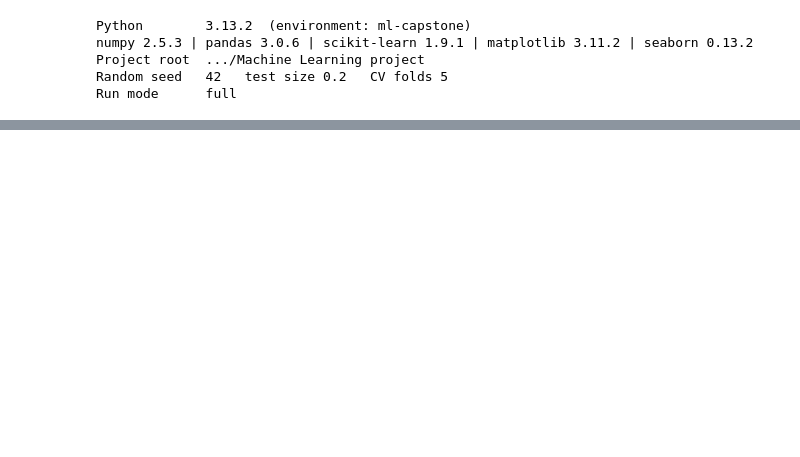
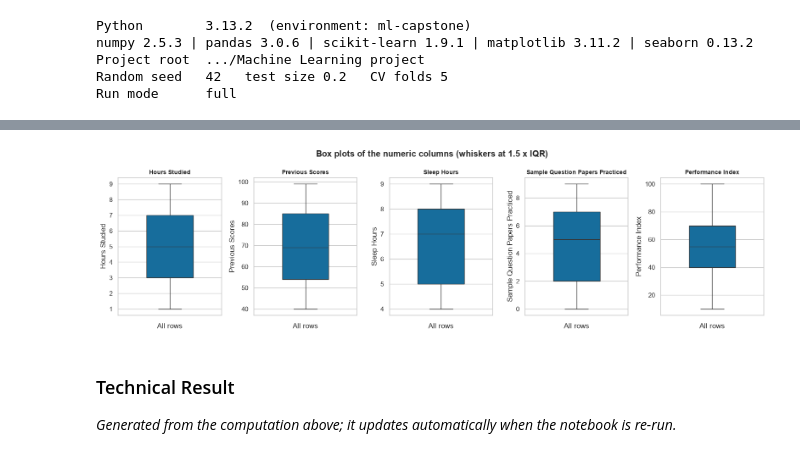
Before and after one commit to gideonthegrafted/ML-Capstone-project, a Jupyter notebook: notebooks/regression.ipynb, the cells around one changed output, grey strips where cells are left out. Cells and saved outputs as stored; diff of their text form; code cells hidden in the pictures; blank space fills up the shorter version.

```diff
--- a/notebooks/regression.ipynb
+++ b/notebooks/regression.ipynb
@@ -389,0 +576,27 @@ observations, the feature-engineering justification, the model-selection reasoni
+# %%
+rows = []
+for col in num_cols:
+    s = df[col]
+    q1, q3 = s.quantile([0.25, 0.75])
+    iqr = q3 - q1
+    lo, hi = q1 - 1.5 * iqr, q3 + 1.5 * iqr
+    z = (s - s.mean()) / s.std()
+    rows.append({"column": col, "Q1": q1, "Q3": q3, "IQR": iqr,
+                 "lower fence": lo, "upper fence": hi,
+                 "observed min": s.min(), "observed max": s.max(),
+                 "IQR outliers": int(((s < lo) | (s > hi)).sum()),
+                 "|z| > 3": int((z.abs() > 3).sum())})
+outlier_table = pd.DataFrame(rows).set_index("column")
+display(outlier_table)
+save_table(outlier_table, "regression_outlier_check", floatfmt=".2f")
+
+fig, axes = plt.subplots(1, len(num_cols), figsize=(3.2 * len(num_cols), 4.5))
+for ax, col in zip(axes, num_cols):
+    sns.boxplot(y=df[col], ax=ax, width=0.45, color=sns.color_palette("colorblind")[0])
+    ax.set_title(col, fontsize=10)
+    ax.set_xlabel("All rows")
+    ax.set_ylabel(col)
+fig.suptitle("Box plots of the numeric columns (whiskers at 1.5 x IQR)", fontweight="bold")
+finalize(fig, "regression_outlier_boxplots")
+plt.show()
+# %% [output]
@@ -389,0 +610,4 @@ observations, the feature-engineering justification, the model-selection reasoni
+[figure, added]
+# %% [markdown]
+### Technical Result
+*Generated from the computation above; it updates automatically when the notebook is re-run.*
```
Also changed, not shown: parts of 238 cells of this notebook.
